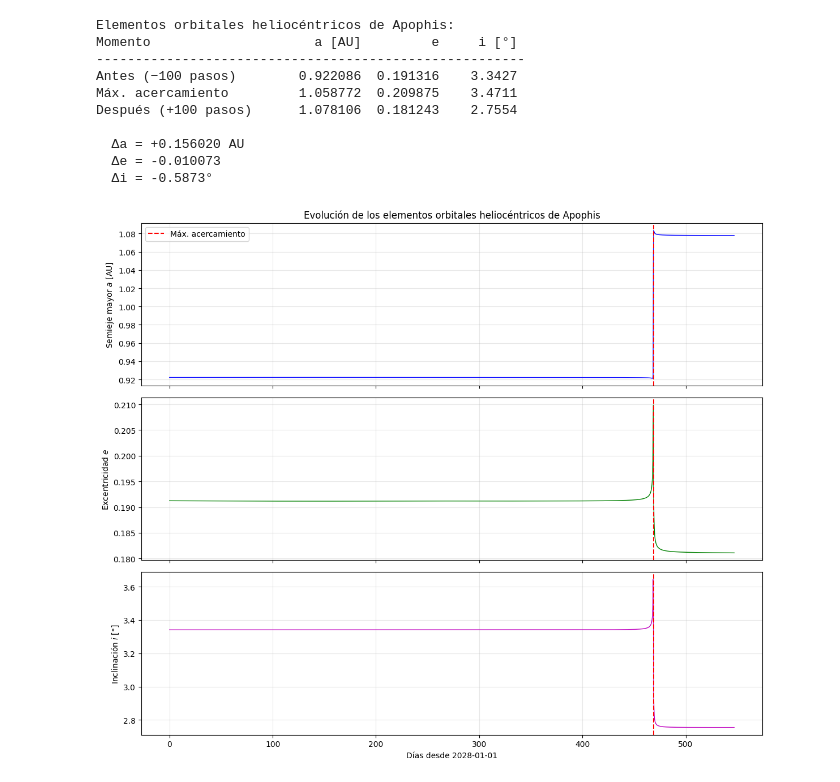
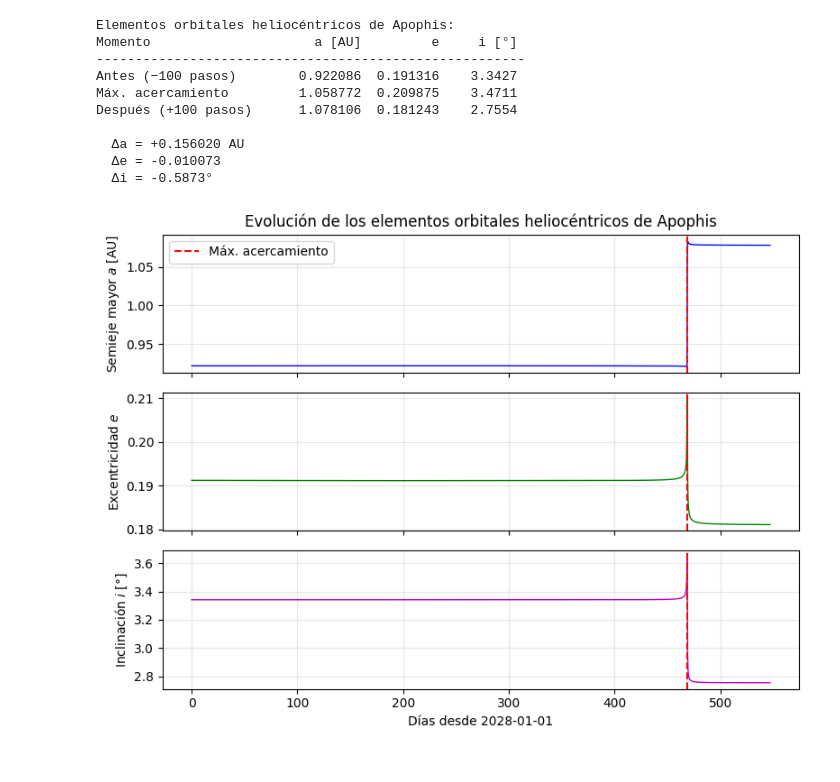
Before and after one commit to meccel-2026-2/Apophis-Asteroid-Project, a Jupyter notebook: modelos/modelo1_SEMAJ.ipynb, the cells around one changed output. Saved outputs shown, nothing was run; the diff lists cells and outputs as text; code cells hidden in the pictures.

```diff
--- a/modelos/modelo1_SEMAJ.ipynb
+++ b/modelos/modelo1_SEMAJ.ipynb
@@ -283,12 +282,11 @@ Error máximo relativo de energía: 1.68e-11
 Error máximo relativo de momento angular: 7.62e-13
 ✓ La conservación de energía y momento angular se mantiene dentro del umbral de 10⁻⁶.
 # %%
-import matplotlib.pyplot as plt
-
 # Crear la figura para visualizar la conservación
 fig, axes = plt.subplots(2, 1, figsize=(12, 8), sharex=True)
 
 # Gráfica de error de energía
+dias_arr = ts * UT_days
 axes[0].plot(dias_arr, err_E, color='blue', label='Error Relativo E')
 axes[0].axhline(y=1e-6, color='red', linestyle='--', label='Umbral 10⁻⁶')
 axes[0].set_yscale('log')
@@ -530,15 +486,13 @@ Los seis elementos de salida son $(p,\, e,\, i,\, \Omega,\, \omega,\, f)$, donde
 
 El semieje mayor se obtiene como $a = p / (1 - e^2)$.
 # %%
-mu_sol = m_sol   # = 1.0 en unidades canónicas
-
 elem_list = []
 for i in range(N_PASOS):
     r_rel = rs[IDX['Apophis'], i, :] - rs[IDX['Sol'], i, :]  # AU, relativo al Sol
     v_rel = vs[IDX['Apophis'], i, :] - vs[IDX['Sol'], i, :]  # AU/UT
     estado = np.concatenate([r_rel, v_rel])
     try:
-        elems = pc.estado_a_elementos(mu_sol, estado)
+        elems = pc.estado_a_elementos(m_sol, estado)
         elem_list.append(elems)
     except Exception:
         elem_list.append([np.nan] * 6)
@@ -580,30 +534,30 @@ Después (+100 pasos)      1.078106  0.181243    2.7554
   Δe = -0.010073
   Δi = -0.5873°
 # %%
-fig_elem, axes_e = plt.subplots(3, 1, figsize=(12, 10), sharex=True)
+fig_elem, axes_e = plt.subplots(3, 1, figsize=(8, 6), sharex=True)
 
 axes_e[0].plot(dias_arr, a_arr, 'b-', linewidth=1)
 axes_e[0].axvline(x=t_min_dias, color='r', linestyle='--', linewidth=1.5, label='Máx. acercamiento')
 axes_e[0].set_ylabel('Semieje mayor $a$ [AU]')
 axes_e[0].set_title('Evolución de los elementos orbitales heliocéntricos de Apophis')
 axes_e[0].legend()
 axes_e[0].grid(True, alpha=0.3)
 
 axes_e[1].plot(dias_arr, e_arr, 'g-', linewidth=1)
 axes_e[1].axvline(x=t_min_dias, color='r', linestyle='--', linewidth=1.5)
 axes_e[1].set_ylabel('Excentricidad $e$')
 axes_e[1].grid(True, alpha=0.3)
 
 axes_e[2].plot(dias_arr, np.degrees(incl_arr), 'm-', linewidth=1)
 axes_e[2].axvline(x=t_min_dias, color='r', linestyle='--', linewidth=1.5)
 axes_e[2].set_ylabel('Inclinación $i$ [°]')
 axes_e[2].set_xlabel('Días desde 2028-01-01')
 axes_e[2].grid(True, alpha=0.3)
 
 plt.tight_layout()
 plt.show()
 # %% [output]
-[figure, old version]
+[figure, new version]
 # %% [markdown]
 
 ### Análisis de la Evolución de los Elementos Orbitales de Apophis
```
Also changed, not shown: parts of 7 cells of this notebook.
